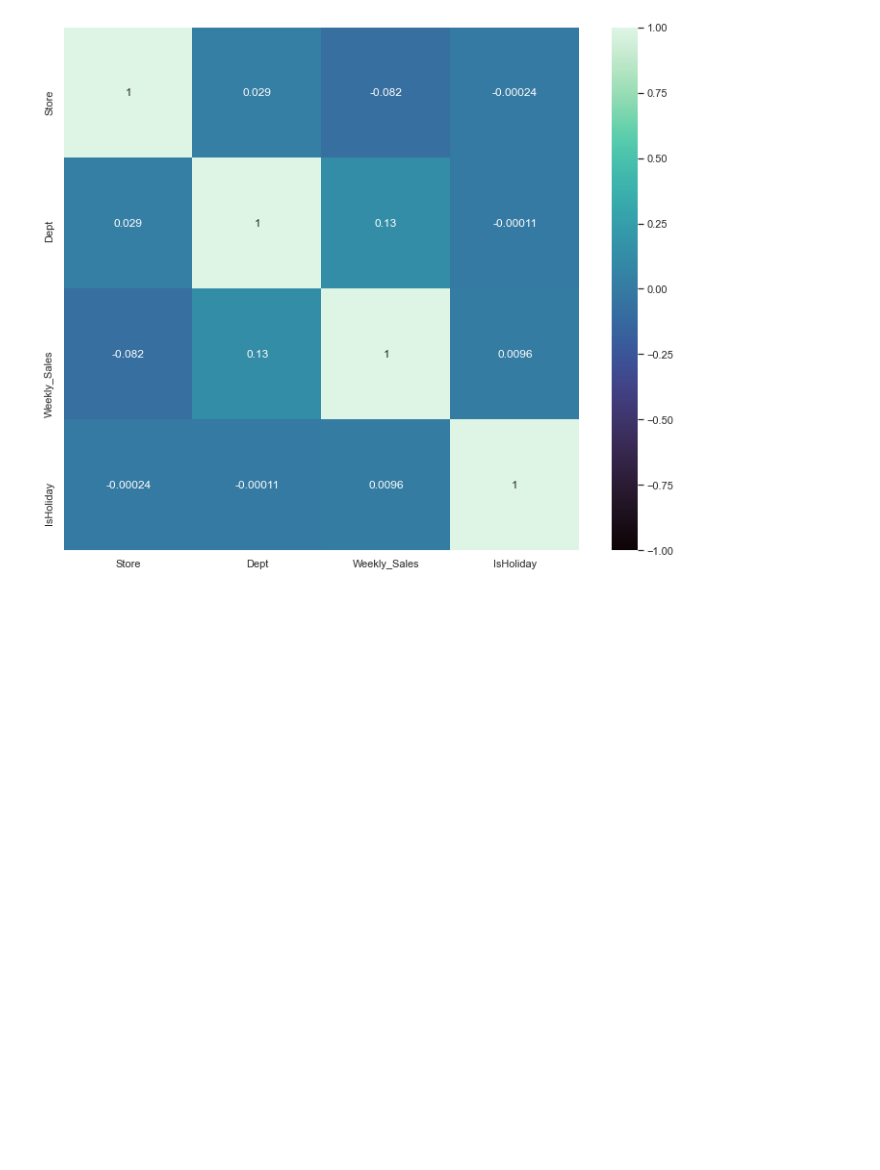
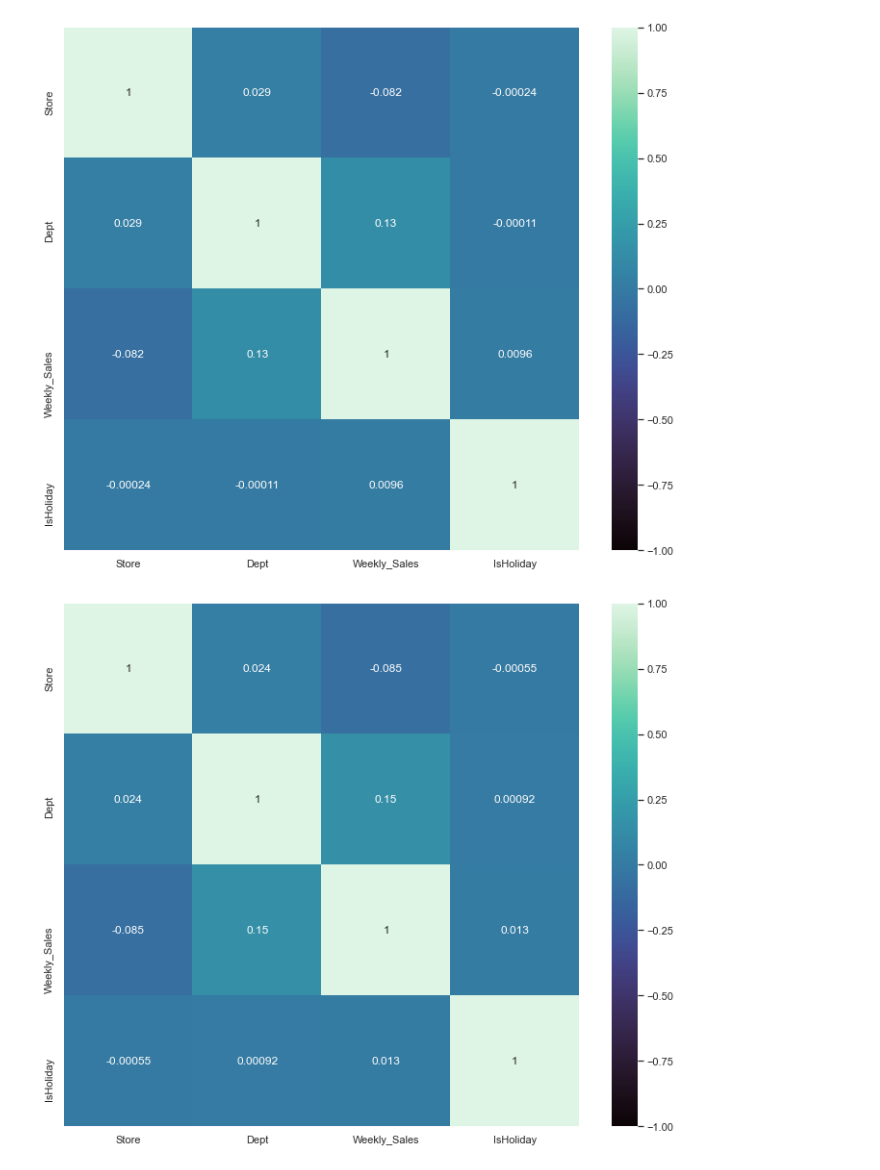
Before and after one commit to AnkitVijay19/BYOP_Super_Group_IPBA, a Jupyter notebook: BYOP_EDA_&_Modeling_Super_Group_V-1.0.ipynb, the cells around one changed output. Drawn from its saved outputs; the diff is of its cells as text; code cells hidden in the pictures; blank space fills up the shorter version.

```diff
--- a/BYOP_EDA_&_Modeling_Super_Group_V-1.0.ipynb
+++ b/BYOP_EDA_&_Modeling_Super_Group_V-1.0.ipynb
@@ -189,3 +189,11 @@ sns.heatmap(corr, annot=True, vmin=-1.0, cmap='mako')
 plt.show()
 # %% [output]
 [figure]
+# %%
+corr = df.corr() #corrplot on whole train data
+
+plt.figure(figsize=(12, 10))
+sns.heatmap(corr, annot=True, vmin=-1.0, cmap='mako')
+plt.show()
+# %% [output]
+[figure, added]
```
Also changed, not shown: parts of 2 cells of this notebook.
